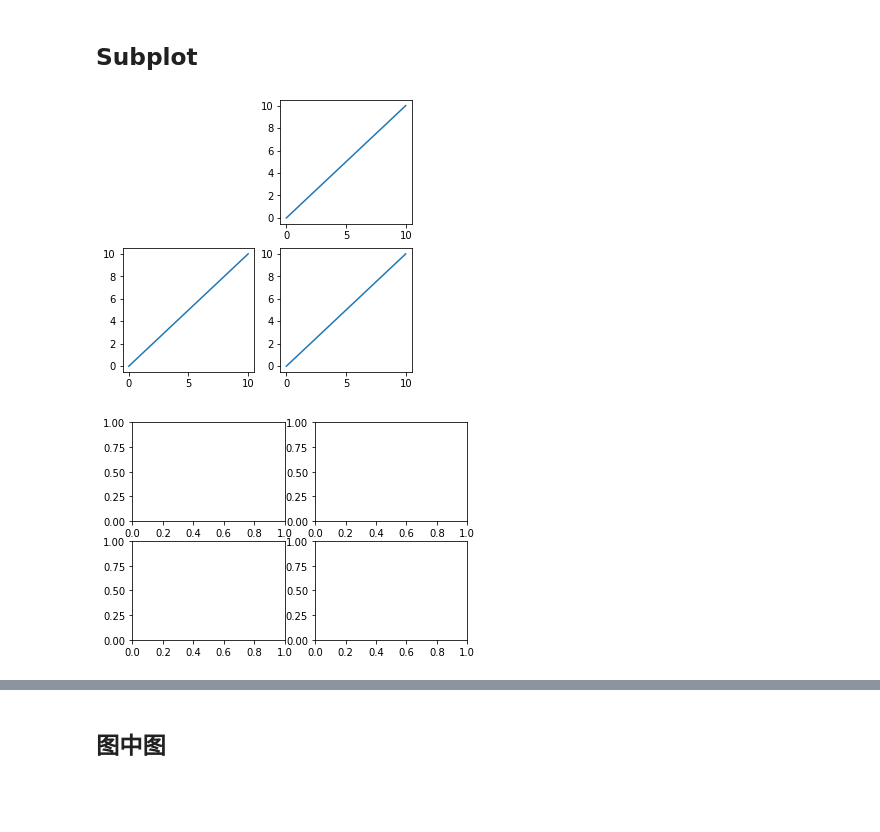
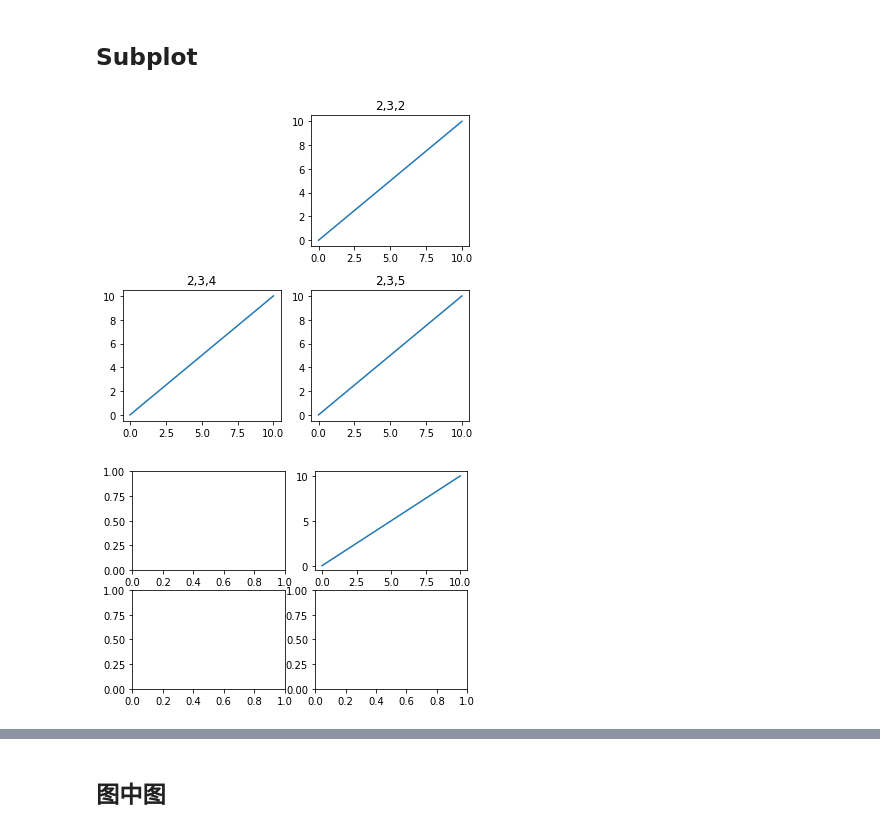
Before and after one commit to turingplanet/matplotlib-intro-tutorial, a Jupyter notebook: notebooks/5-multiple-plots.ipynb, the cells around one changed output, grey strips where cells are left out. Saved outputs shown, nothing was run; the diff lists cells and outputs as text; code cells hidden in the pictures; blank space fills up the shorter version.

```diff
--- a/notebooks/5-multiple-plots.ipynb
+++ b/notebooks/5-multiple-plots.ipynb
@@ -4,17 +4,23 @@ from matplotlib.pyplot import figure
 # %% [markdown]
 ## Subplot
 # %%
-figure(figsize=(8, 5))
-plt.subplot(2, 3, 2)
+plt.figure(figsize=(8, 5))
+plt.subplot(2, 3, 2) # 将窗口分为2行3列，当前位置为2
 plt.plot([0, 10], [0, 10])
+plt.title("2,3,2")
 plt.subplot(2, 3, 4)
 plt.plot([0, 10], [0, 10])
+plt.title("2,3,4")
 plt.subplot(2, 3, 5)
 plt.plot([0, 10], [0, 10])
+plt.title("2,3,5")
+plt.tight_layout() # 紧凑图像
 plt.show()
 # %% [output]
-[figure, old version]
+[figure, new version]
 # %%
 fig, axe = plt.subplots(nrows = 2, ncols = 2)
+axe[0][1].plot([0, 10], [0, 10])
+plt.show()
 # %% [output]
-[figure, old version]
+[figure, new version]
```
Also changed, not shown: parts of 15 cells of this notebook, 1 other file.
